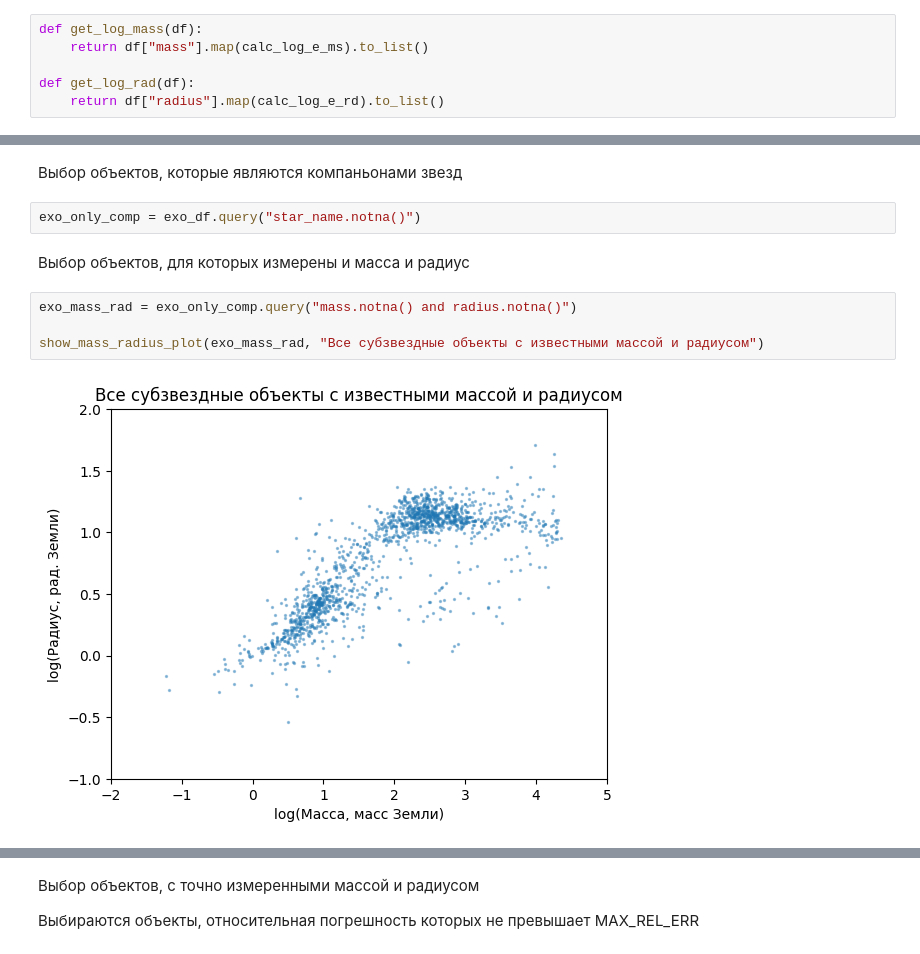
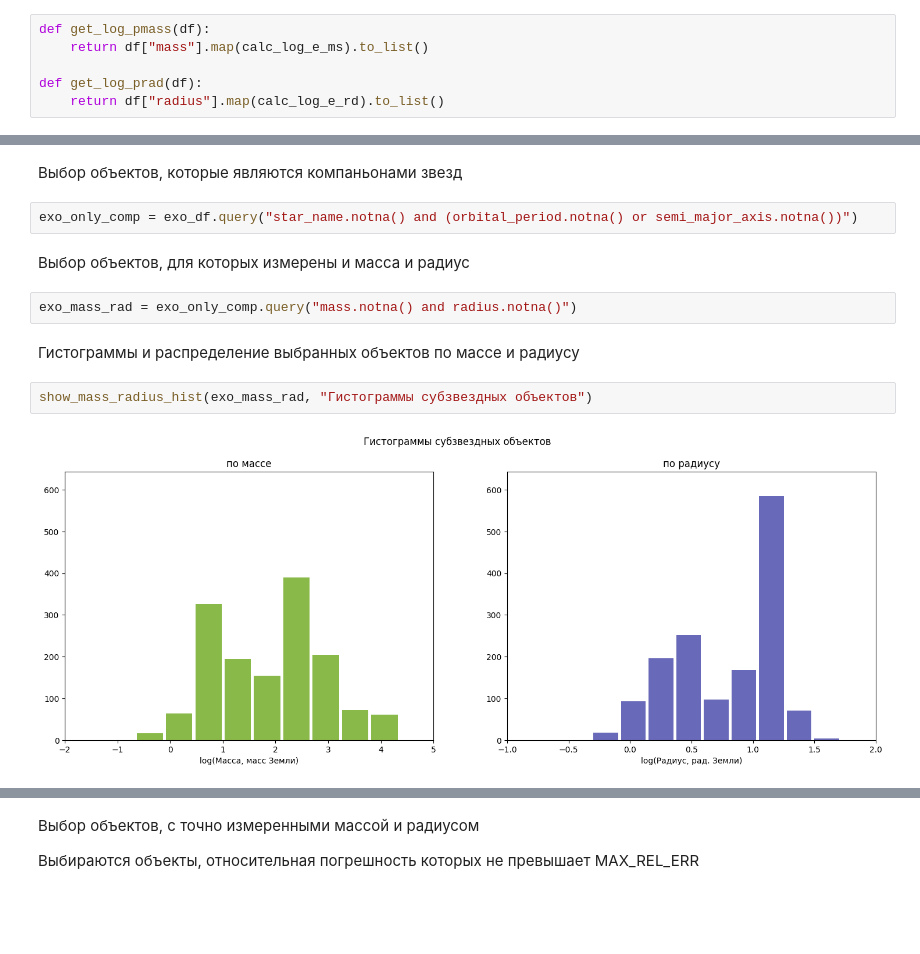
Before and after one commit to ochobkaa/exoplanetmodel, a Jupyter notebook: exoplanets.ipynb, the cells around one changed output, grey strips where cells are left out. Saved outputs shown, nothing was run; the diff lists cells and outputs as text; blank space fills up the shorter version.

```diff
--- a/exoplanets.ipynb
+++ b/exoplanets.ipynb
@@ -30,8 +30,8 @@ calc_log_e_rd = lambda x: np.log10(x * JUP_RAD_EARTH)
 # %%
-def get_log_mass(df):
+def get_log_pmass(df):
     return df["mass"].map(calc_log_e_ms).to_list()
 
-def get_log_rad(df):
+def get_log_prad(df):
     return df["radius"].map(calc_log_e_rd).to_list()
 # %% [markdown]
 Функция отображения данных по осям логарифма радиуса в Землях и логарифма массы в Землях
@@ -99,12 +172,14 @@ exo_df = pd.read_csv("exo_data.csv")[cols]
 # %% [markdown]
 Выбор объектов, которые являются компаньонами звезд
 # %%
-exo_only_comp = exo_df.query("star_name.notna()")
+exo_only_comp = exo_df.query("star_name.notna() and (orbital_period.notna() or semi_major_axis.notna())")
 # %% [markdown]
 Выбор объектов, для которых измерены и масса и радиус
 # %%
 exo_mass_rad = exo_only_comp.query("mass.notna() and radius.notna()")
-
-show_mass_radius_plot(exo_mass_rad, "Все субзвездные объекты с известными массой и радиусом")
-# %% [output]
-[figure, removed]
+# %% [markdown]
+Гистограммы и распределение выбранных объектов по массе и радиусу
+# %%
+show_mass_radius_hist(exo_mass_rad, "Гистограммы субзвездных объектов")
+# %% [output]
+[figure, added]
```
Also changed, not shown: parts of 21 cells of this notebook.
